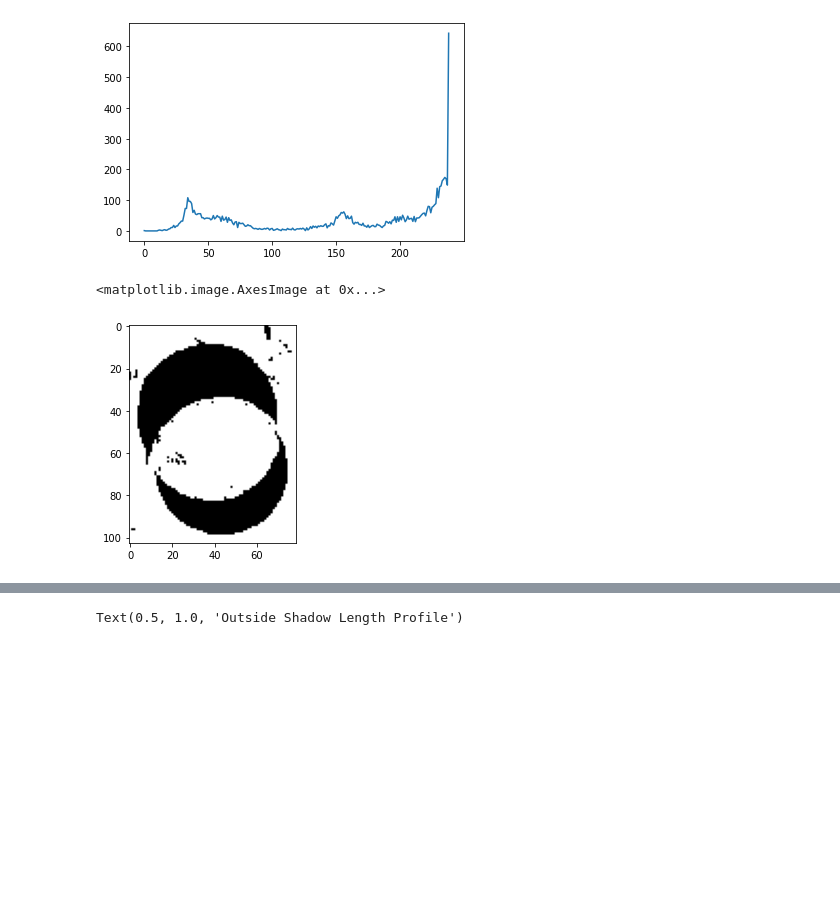
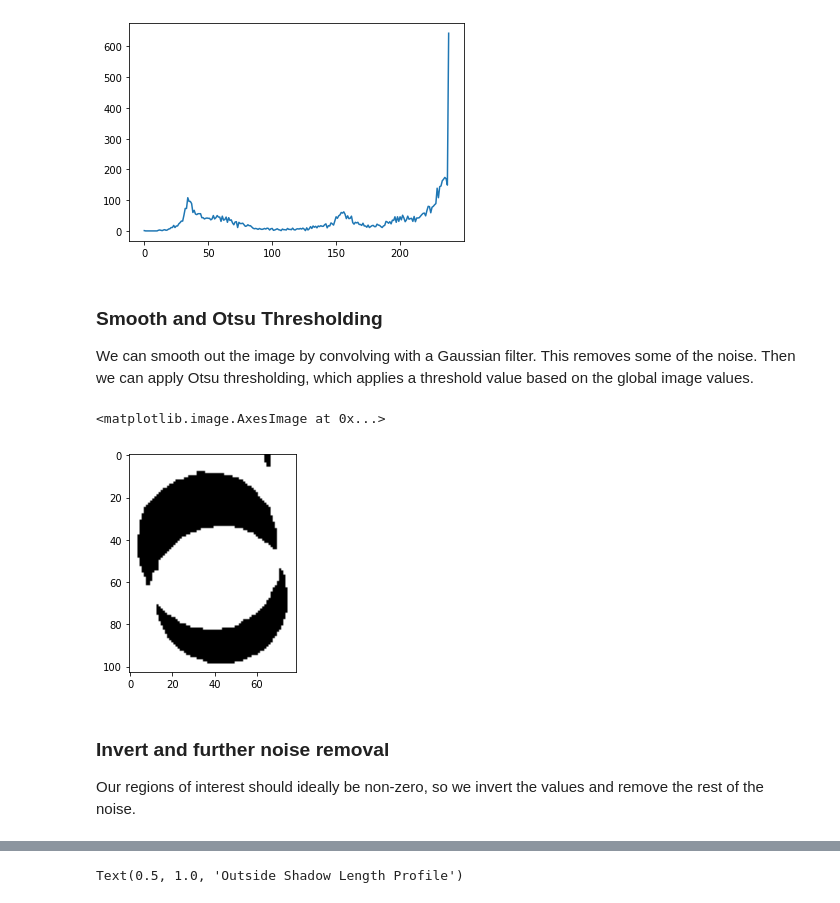
Before and after one commit to d-smit/oil-tank-measurer, a Jupyter notebook: oil_analysis.ipynb, the cells around one changed output, grey strips where cells are left out. Saved outputs shown, nothing was run; the diff lists cells and outputs as text; code cells hidden in the pictures; blank space fills up the shorter version.

```diff
--- a/oil_analysis.ipynb
+++ b/oil_analysis.ipynb
@@ -40,13 +53,21 @@ plt.plot(hist)
 # %% [output]
 [<matplotlib.lines.Line2D at 0x...>]
 [figure]
+# %% [markdown]
+### Smooth and Otsu Thresholding
+
+We can smooth out the image by convolving with a Gaussian filter. This removes some of the noise. Then we can apply Otsu thresholding, which applies a threshold value based on the global image values.
 # %%
-img = np.uint8(cv2.normalize(img.copy(), None, 0, 255, cv2.NORM_MINMAX))
-ret, img = cv2.threshold(img, 255, 255, cv2.THRESH_OTSU)
+blur = cv2.GaussianBlur(img,(5,5),0)
+ret, img = cv2.threshold(blur, 255, 255, cv2.THRESH_OTSU)
 plt.imshow(img, cmap='gray')
 # %% [output]
 <matplotlib.image.AxesImage at 0x...>
-[figure, old version]
+[figure, new version]
+# %% [markdown]
+### Invert and further noise removal
+
+Our regions of interest should ideally be non-zero, so we invert the values and remove the rest of the noise.
 # %%
 img = np.invert(img)
 shadow = img > 0
```
Also changed, not shown: parts of 14 cells of this notebook.
